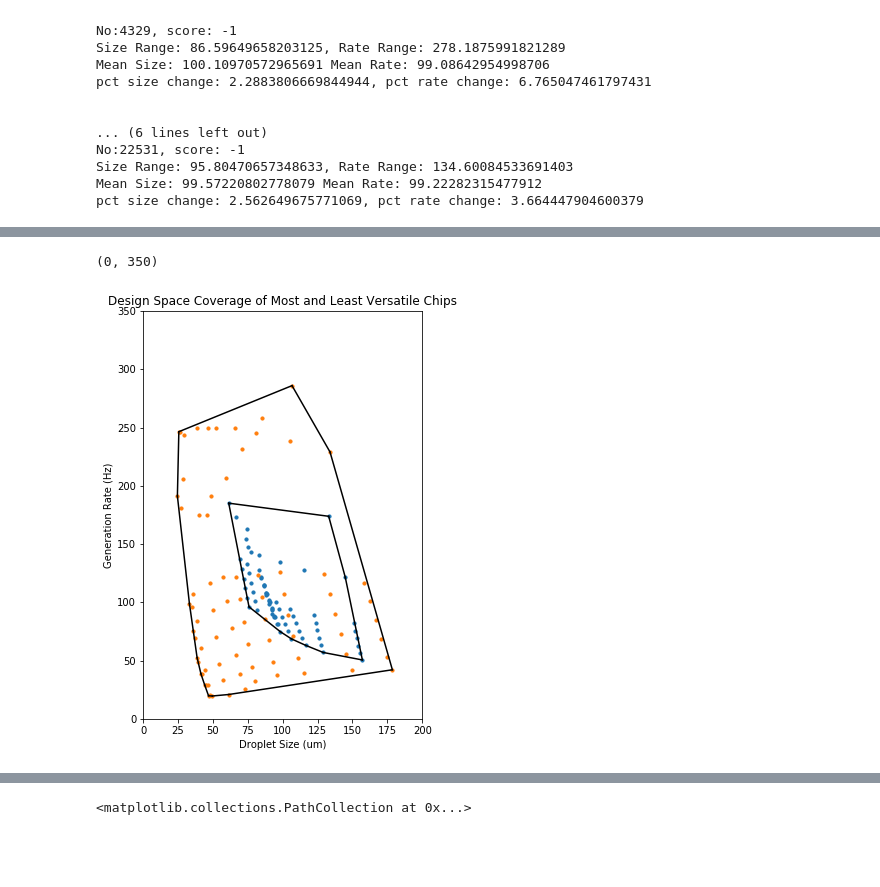
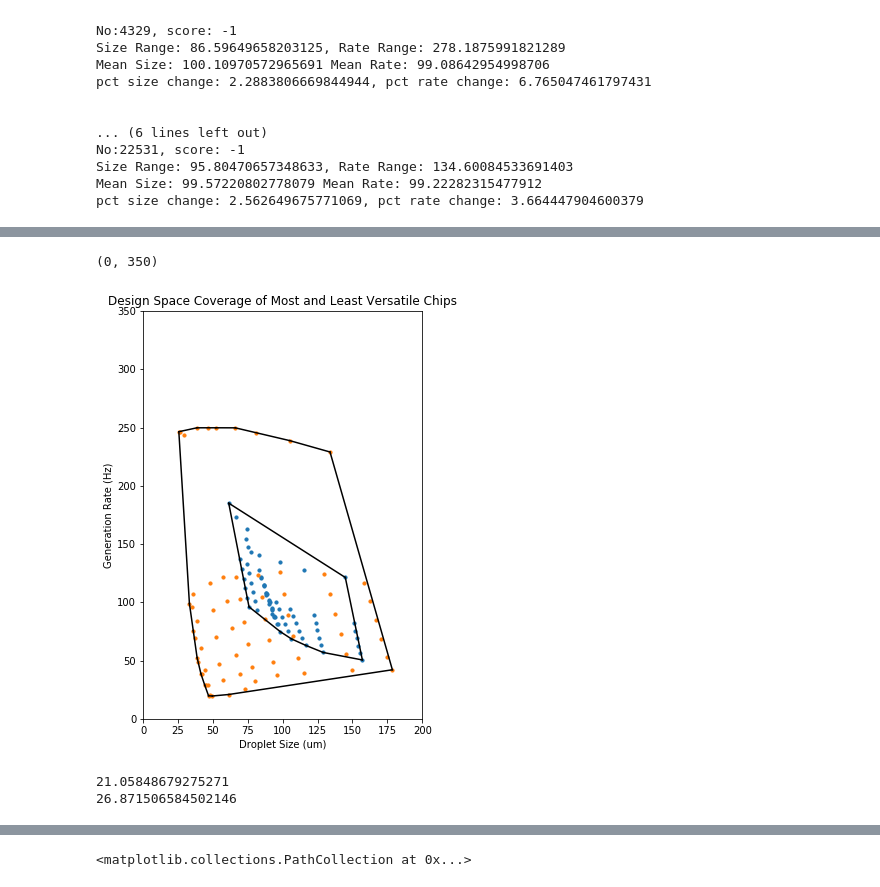
Before and after one commit to CIDARLAB/DAFD, a Jupyter notebook: versatility_analysis.ipynb, the cells around one changed output, grey strips where cells are left out. Drawn from its saved outputs; the diff is of its cells as text; code cells hidden in the pictures; blank space fills up the shorter version.

```diff
--- a/versatility_analysis.ipynb
+++ b/versatility_analysis.ipynb
@@ -9,7 +28,7 @@ from sklearn.feature_selection import f_regression
 # %%
 # Load datasets to be used for analysis
-chips = pd.read_csv("data/20220520_versatility_noCutoff/20220520_versatility_results_dripping.csv")
-all_results = pd.read_csv("20220520_allData.csv")
+chips = pd.read_csv("data/20220520_versatility_study/20220520_versatility_results_dripping.csv")
+all_results = pd.read_csv("data/20220520_allData.csv")
 
 # Filter results manually
 all_results = all_results.loc[all_results["regime"] == 1, :]
@@ -178,33 +196,33 @@ plt.ylim([0,700])
 # %%
 # Get Most and Least versatile devices and compare plots
 diff= 25
 highest_results = all_results.loc[all_results["chip_num"]==17627, :]#.loc[all_results["diff"]<diff,:]
 lowest_results = all_results.loc[all_results["chip_num"]==22531, :]#.loc[all_results["diff"]<diff,:]
 
 # highest_used = all_results.loc[all_results["chip_num"]==629, :]#.loc[all_results["diff"]<diff,:]
 # low_used = all_results.loc[all_results["chip_num"]==21495, :]#.loc[all_results["diff"]<diff,:]
 
 plt.figure(figsize=(5,7.5))
 
 #res_2 = results[3:]
 
 for x in [lowest_results, highest_results]:#, low_used, highest_used]:
-    sizes = x["droplet_size"].tolist()
-    rates = x["generation_rate"].tolist()
+    sizes = x.loc[x.capillary_number<.25,:]["droplet_size"].tolist()
+    rates = x.loc[x.capillary_number<.25,:]["generation_rate"].tolist()
     points = np.array([[sizes[i], rates[i]] for i in range(len(sizes))])
     hull = ConvexHull(points)
     plt.scatter(points[:,0], points[:,1], s=10)
     for simplex in hull.simplices:
         plt.plot(points[simplex, 0], points[simplex, 1], 'k-')
 
 plt.title("Design Space Coverage of Most and Least Versatile Chips")
 plt.xlabel("Droplet Size (um)")
 plt.ylabel("Generation Rate (Hz)")
 #plt.legend(["not versatile", "versatile"])
 plt.xlim([0,200])
 plt.ylim([0,350])
 #plt.savefig("VersatilityExtremes_Compare.pdf")
 # ch_in_range.to_csv("99_101_versatility_overlaps.csv")
 # %% [output]
 (0, 350)
-[figure, old version]
+[figure, new version]
@@ -210,0 +243,6 @@ plt.ylim([0,350])
+# %%
+print(np.max(highDenorm_df.water_flow) - np.min(highDenorm_df.water_flow))
+print(np.max(lowDenorm_df.water_flow) - np.min(lowDenorm_df.water_flow))
+# %% [output]
+21.05848679275271
+26.871506584502146
```
Also changed, not shown: parts of 7 cells of this notebook, 5 other files.
